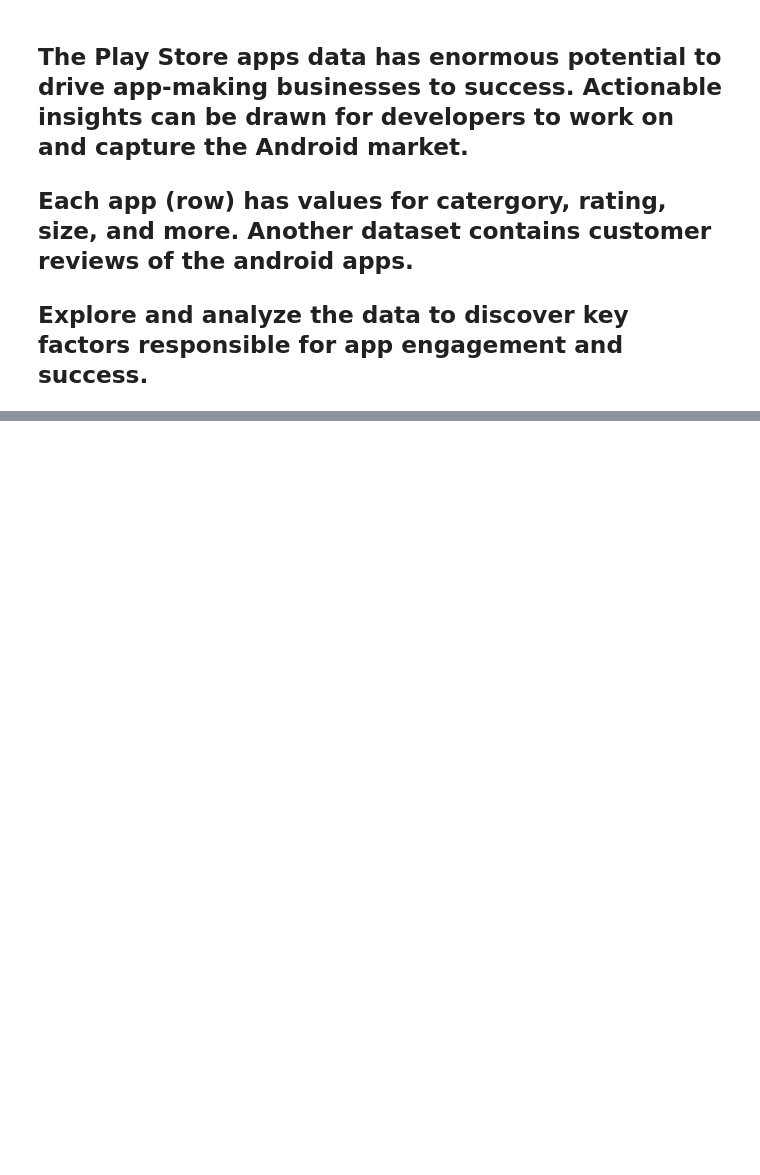
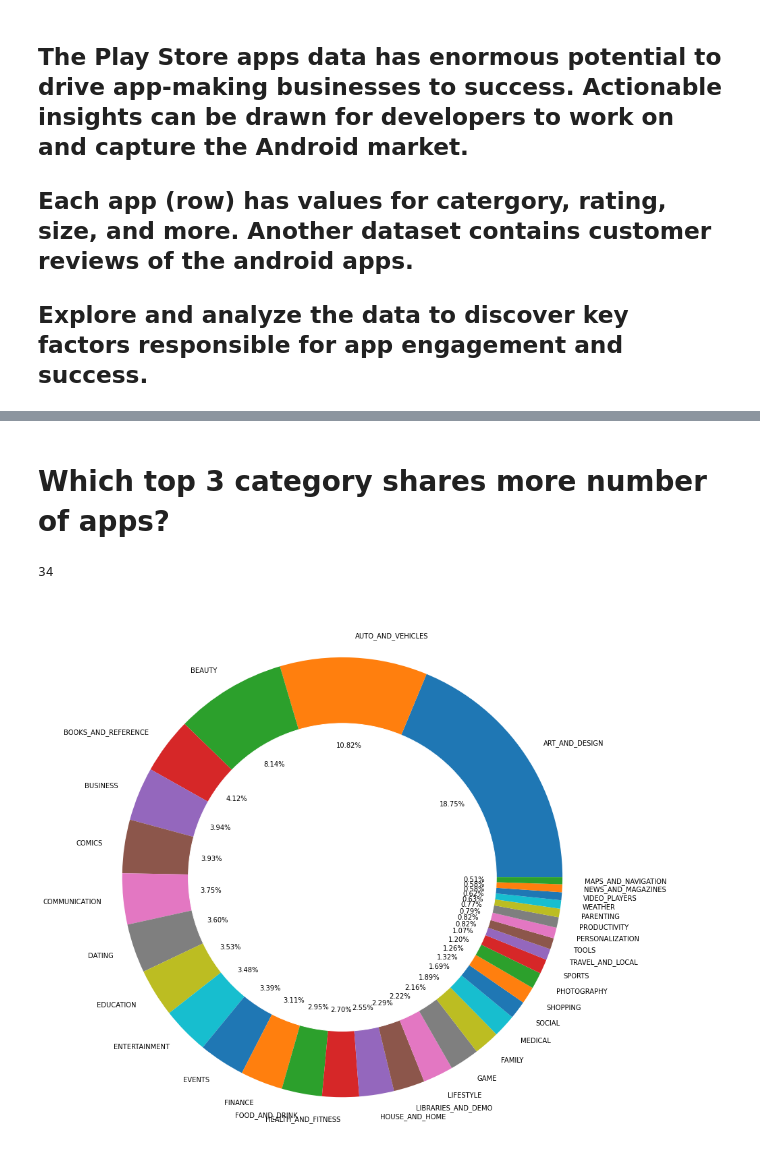
Before and after one commit to GaneshkumarPatel/cohort_kaimur-capstone_eda_project, a Jupyter notebook: Play_Store_App_Review_Analysis_Capstone_Project.ipynb, the cells around one changed output, grey strips where cells are left out. Saved outputs shown, nothing was run; the diff lists cells and outputs as text; code cells hidden in the pictures; blank space fills up the shorter version.

```diff
--- a/Play_Store_App_Review_Analysis_Capstone_Project.ipynb
+++ b/Play_Store_App_Review_Analysis_Capstone_Project.ipynb
@@ -547,0 +337,22 @@ Text(20.200000000000017, 0.5, 'Review Counts')
+# %% [markdown]
+#  Which top 3 category shares more number of apps?
+# %%
+# no. of unique categories present
+
+df1.Category.nunique()
+# %% [output]
+34
+# %%
+# Showing Unique categories and their % ratio among all present categories
+
+plt.figure(figsize=(20,15))
+
+plt.pie(df1.Category.value_counts(),labels=df1.Category.unique(), autopct='%1.2f%%')
+
+my_circle=plt.Circle( (0,0), 0.7, color='white')
+p=plt.gcf()
+p.gca().add_artist(my_circle)
+
+plt.show()
+# %% [output]
+[figure, added]
```
Also changed, not shown: parts of 164 cells of this notebook.
